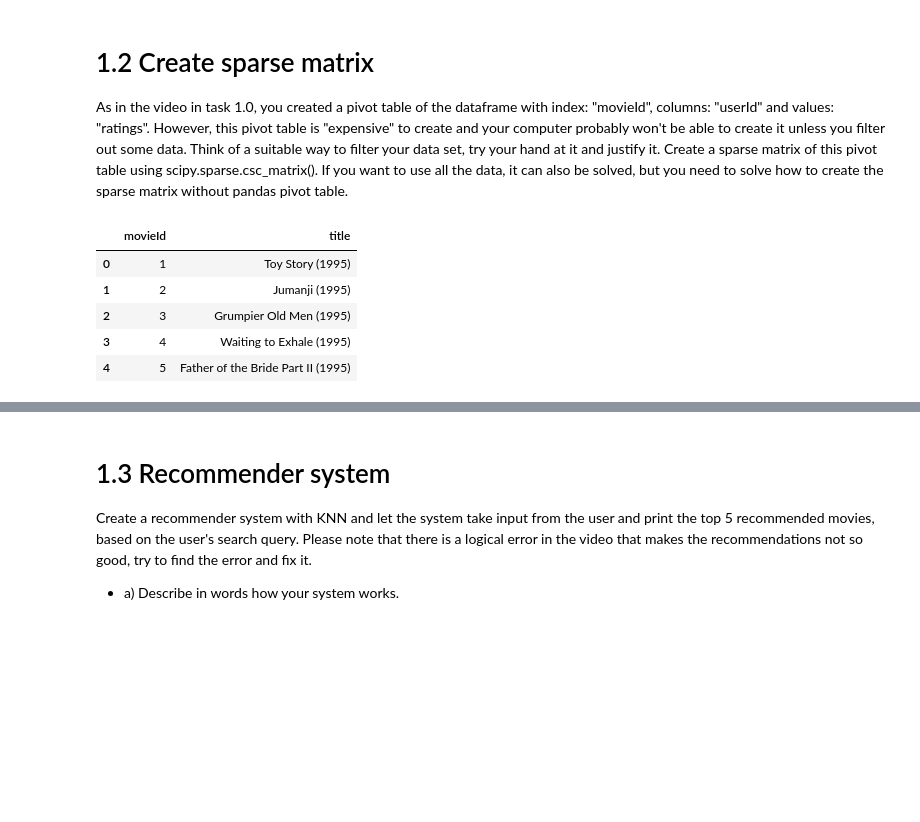
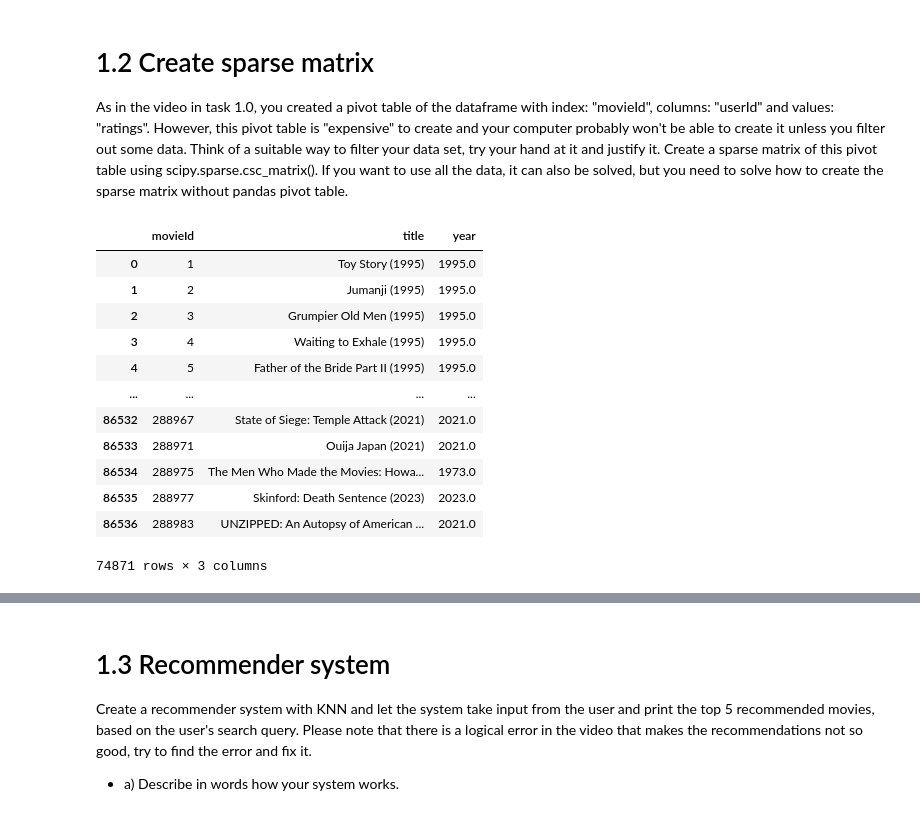
Before and after one commit to mosendamnit/AI-muhsin-OPA23, a Jupyter notebook: labs/lab_01.ipynb, the cells around one changed output, grey strips where cells are left out. Cells and saved outputs as stored; diff of their text form; code cells hidden in the pictures; blank space fills up the shorter version.

```diff
--- a/labs/lab_01.ipynb
+++ b/labs/lab_01.ipynb
@@ -322,22 +322,41 @@ Create a sparse matrix of this pivot table using scipy.sparse.csc_matrix(). If y
 # %%
 import pandas as pd
 import numpy as np
 
 
 # Load Movies data
 movies_df = pd.read_csv("../data/movies.csv")
 
 
 # Drop Genres column from the data
 movies_df = movies_df.drop(columns=["genres"])
-movies_df.head()
+
+# Let me make the fist the year column
+movies_df['year'] = movies_df['title'].str.extract(r'\((\d{4})\)$')
+
+# Convert the 'year' column to integer
+movies_df['year'] = pd.to_numeric(movies_df['year'])
+
+
+# By this code i want only the movie data which are releated after 1960
+movies_df = movies_df[movies_df['year'] > 1960]
+
+
+movies_df
 # %% [output]
-|  | movieId | title |
-| 0 | 1 | Toy Story (1995) |
-| 1 | 2 | Jumanji (1995) |
-| 2 | 3 | Grumpier Old Men (1995) |
-| 3 | 4 | Waiting to Exhale (1995) |
-| 4 | 5 | Father of the Bride Part II (1995) |
+|  | movieId | title | year |
+| 0 | 1 | Toy Story (1995) | 1995.0 |
+| 1 | 2 | Jumanji (1995) | 1995.0 |
+| 2 | 3 | Grumpier Old Men (1995) | 1995.0 |
+| 3 | 4 | Waiting to Exhale (1995) | 1995.0 |
+| 4 | 5 | Father of the Bride Part II (1995) | 1995.0 |
+| ... | ... | ... | ... |
+| 86532 | 288967 | State of Siege: Temple Attack (2021) | 2021.0 |
+| 86533 | 288971 | Ouija Japan (2021) | 2021.0 |
+| 86534 | 288975 | The Men Who Made the Movies: Howa... | 1973.0 |
+| 86535 | 288977 | Skinford: Death Sentence (2023) | 2023.0 |
+| 86536 | 288983 | UNZIPPED: An Autopsy of American ... | 2021.0 |
+74871 rows × 3 columns
 # %%
 # Load Rating data
 rating_df = pd.read_csv("../data/ratings.csv")
```
Also changed, not shown: parts of 12 cells of this notebook.
